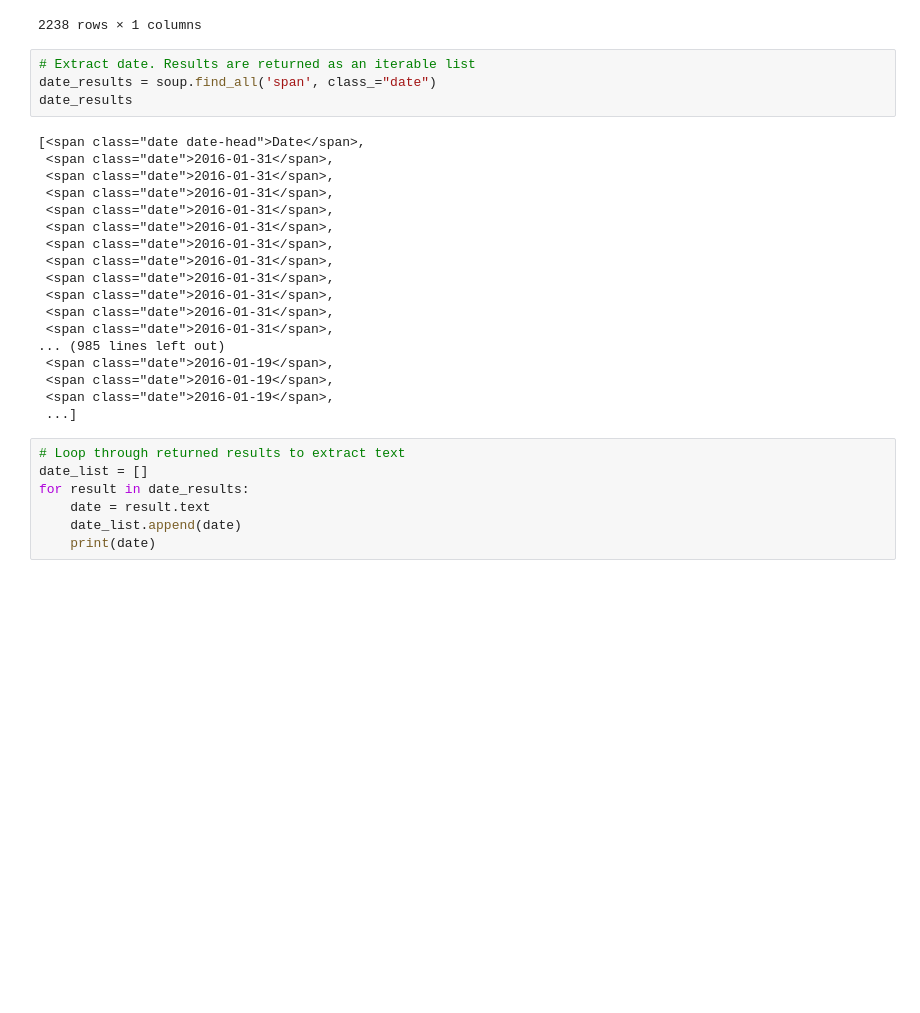
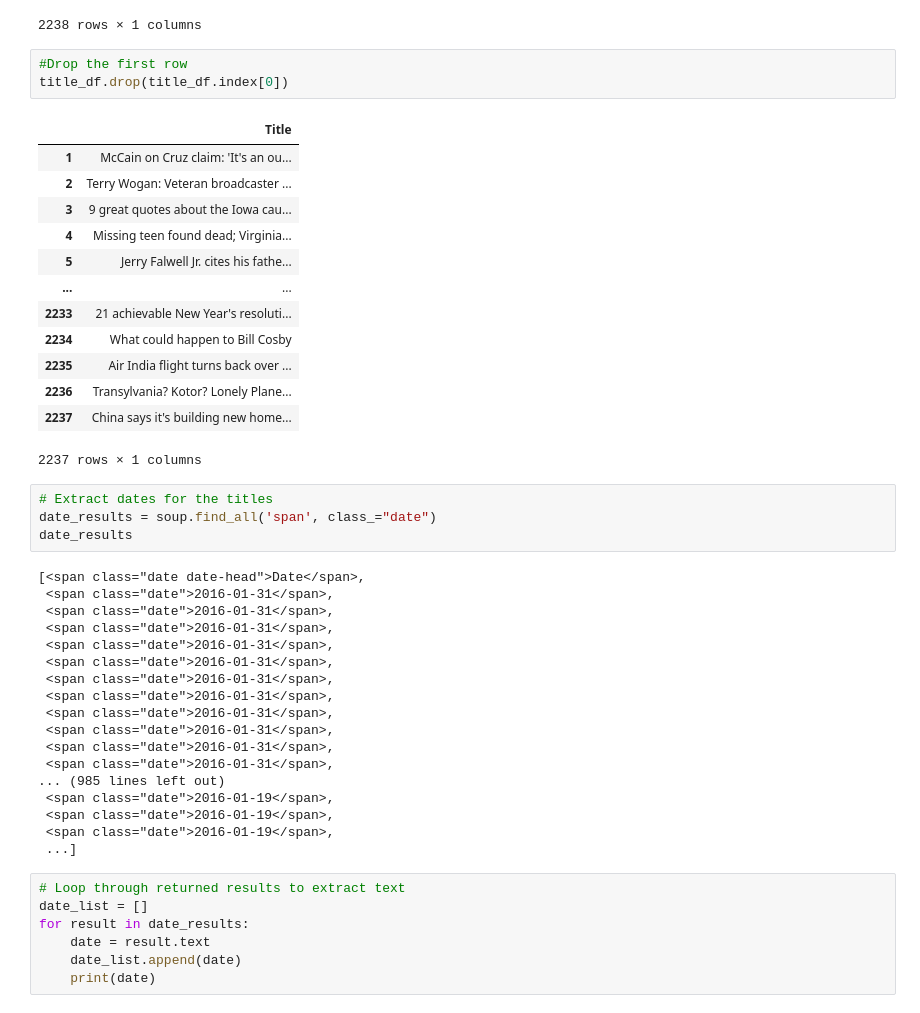
Before and after one commit to Polaris-pixel/ETL-Project, a Jupyter notebook: CNN_Dow.ipynb, the cells around one changed output. Saved outputs shown, nothing was run; the diff lists cells and outputs as text; blank space fills up the shorter version.

```diff
--- a/CNN_Dow.ipynb
+++ b/CNN_Dow.ipynb
@@ -231,8 +209,25 @@ title_df
 | 2236 | Transylvania? Kotor? Lonely Plane... |
 | 2237 | China says it's building new home... |
 2238 rows × 1 columns
+# %%
+#Drop the first row
+title_df.drop(title_df.index[0])
+# %% [output]
+|  | Title |
+| 1 | McCain on Cruz claim: 'It's an ou... |
+| 2 | Terry Wogan: Veteran broadcaster ... |
+| 3 | 9 great quotes about the Iowa cau... |
+| 4 | Missing teen found dead; Virginia... |
+| 5 | Jerry Falwell Jr. cites his fathe... |
+| ... | ... |
+| 2233 | 21 achievable New Year's resoluti... |
+| 2234 | What could happen to Bill Cosby |
+| 2235 | Air India flight turns back over ... |
+| 2236 | Transylvania? Kotor? Lonely Plane... |
+| 2237 | China says it's building new home... |
+2237 rows × 1 columns
 # %%
-# Extract date. Results are returned as an iterable list
+# Extract dates for the titles
 date_results = soup.find_all('span', class_="date")
 date_results
 # %% [output]
```
Also changed, not shown: parts of 14 cells of this notebook, 4 other files.
